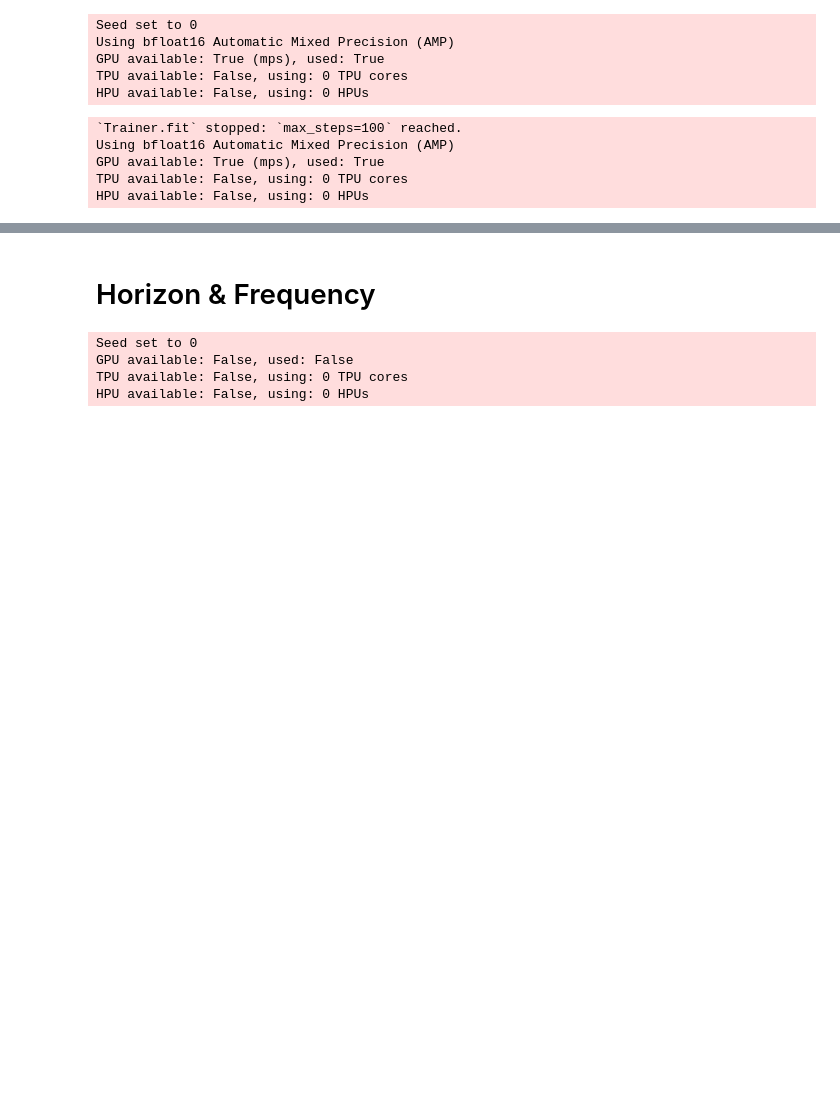
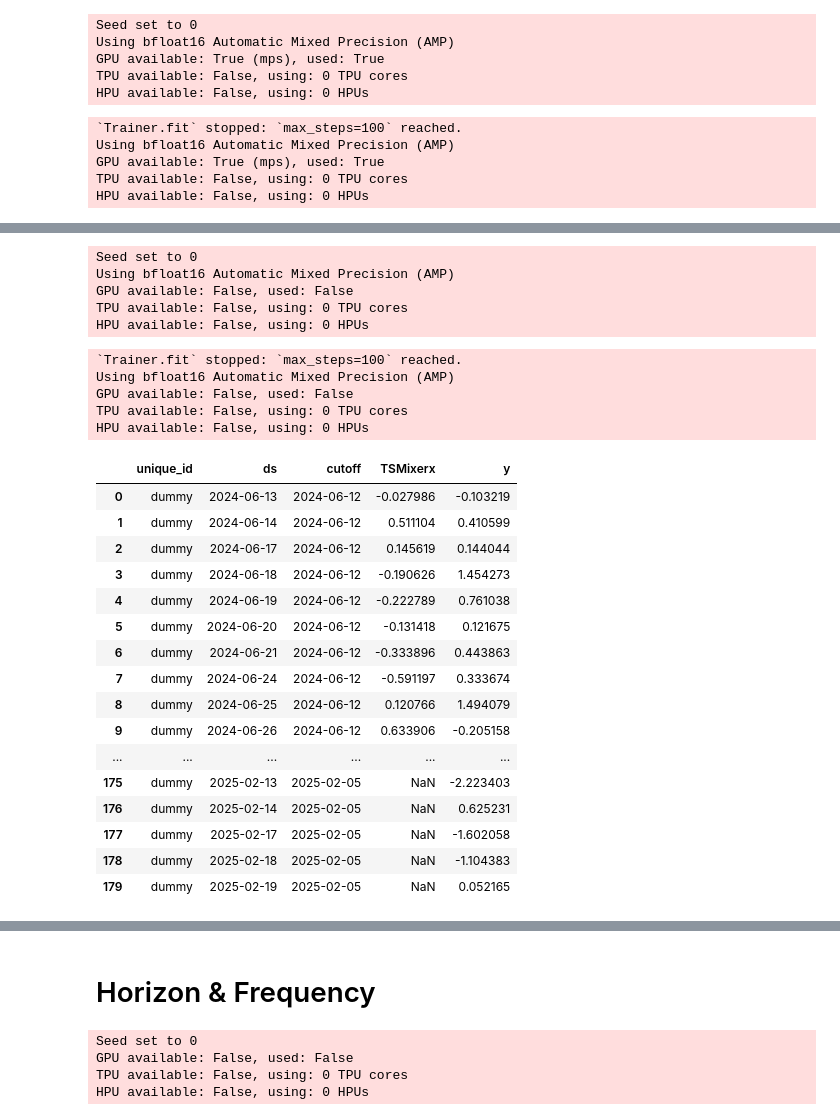
Before and after one commit to agux/marten, a Jupyter notebook: notebooks/neuralforecast/0.1-neuralforecast.ipynb, the cells around one changed output, grey strips where cells are left out. Cells and saved outputs as stored; diff of their text form; code cells hidden in the pictures; blank space fills up the shorter version.

Commit message:
fix predict_insample

```diff
--- a/notebooks/neuralforecast/0.1-neuralforecast.ipynb
+++ b/notebooks/neuralforecast/0.1-neuralforecast.ipynb
@@ -2116,0 +2117,80 @@ HPU available: False, using: 0 HPUs
+# %%
+import pandas as pd
+import numpy as np
+import logging
+import torch
+from neuralforecast.core import NeuralForecast
+from neuralforecast.models import TSMixerx
+
+# Prep dummy data
+start_date = "2024-06-01"
+end_date = "2025-02-19"
+date_range = pd.date_range(start=start_date, end=end_date, freq="B")
+np.random.seed(0)
+df = pd.DataFrame(
+    {
+        "unique_id": "dummy",
+        "ds": date_range,
+        "y": np.random.randn(len(date_range)),
+        "val1": np.random.randn(len(date_range)),
+        "val2": np.random.rand(len(date_range)),
+    }
+)
+
+logging.getLogger("pytorch_lightning").setLevel(logging.ERROR)
+torch.set_float32_matmul_precision("medium")
+
+horizon = 10
+input_size = 20
+models = [
+    TSMixerx(
+        h=horizon,
+        input_size=input_size,
+        n_series=1,
+        revin=False,
+        max_steps=100,
+        random_seed=0,
+        hist_exog_list=["val1", "val2"],
+        precision="bf16-mixed",
+    ),
+]
+
+nf = NeuralForecast(
+    models=models,
+    freq="B",
+    local_scaler_type="robust",
+)
+nf.fit(df=df, val_size=20)
+
+Y_hat_insample = nf.predict_insample(step_size=horizon)
+# Y_hat_insample = nf.predict_insample()
+
+Y_hat_insample
+# %% [output]
+Seed set to 0
+Using bfloat16 Automatic Mixed Precision (AMP)
+GPU available: False, used: False
+TPU available: False, using: 0 TPU cores
+HPU available: False, using: 0 HPUs
+`Trainer.fit` stopped: `max_steps=100` reached.
+Using bfloat16 Automatic Mixed Precision (AMP)
+GPU available: False, used: False
+TPU available: False, using: 0 TPU cores
+HPU available: False, using: 0 HPUs
+|  | unique_id | ds | cutoff | TSMixerx | y |
+| 0 | dummy | 2024-06-13 | 2024-06-12 | -0.027986 | -0.103219 |
+| 1 | dummy | 2024-06-14 | 2024-06-12 | 0.511104 | 0.410599 |
+| 2 | dummy | 2024-06-17 | 2024-06-12 | 0.145619 | 0.144044 |
+| 3 | dummy | 2024-06-18 | 2024-06-12 | -0.190626 | 1.454273 |
+| 4 | dummy | 2024-06-19 | 2024-06-12 | -0.222789 | 0.761038 |
+| 5 | dummy | 2024-06-20 | 2024-06-12 | -0.131418 | 0.121675 |
+| 6 | dummy | 2024-06-21 | 2024-06-12 | -0.333896 | 0.443863 |
+| 7 | dummy | 2024-06-24 | 2024-06-12 | -0.591197 | 0.333674 |
+| 8 | dummy | 2024-06-25 | 2024-06-12 | 0.120766 | 1.494079 |
+| 9 | dummy | 2024-06-26 | 2024-06-12 | 0.633906 | -0.205158 |
+| ... | ... | ... | ... | ... | ... |
+| 175 | dummy | 2025-02-13 | 2025-02-05 | NaN | -2.223403 |
+| 176 | dummy | 2025-02-14 | 2025-02-05 | NaN | 0.625231 |
+| 177 | dummy | 2025-02-17 | 2025-02-05 | NaN | -1.602058 |
+| 178 | dummy | 2025-02-18 | 2025-02-05 | NaN | -1.104383 |
+| 179 | dummy | 2025-02-19 | 2025-02-05 | NaN | 0.052165 |
```
Also changed, not shown: parts of 17 cells of this notebook, 1 other file.
